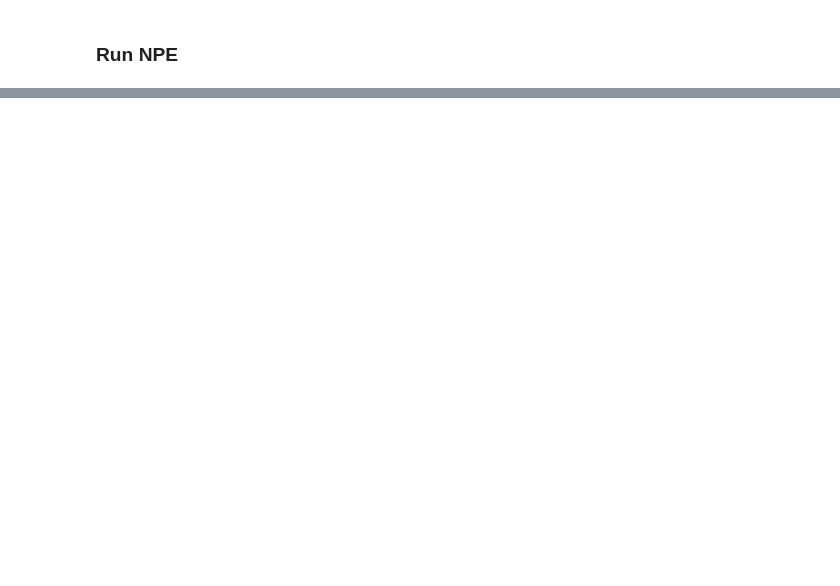
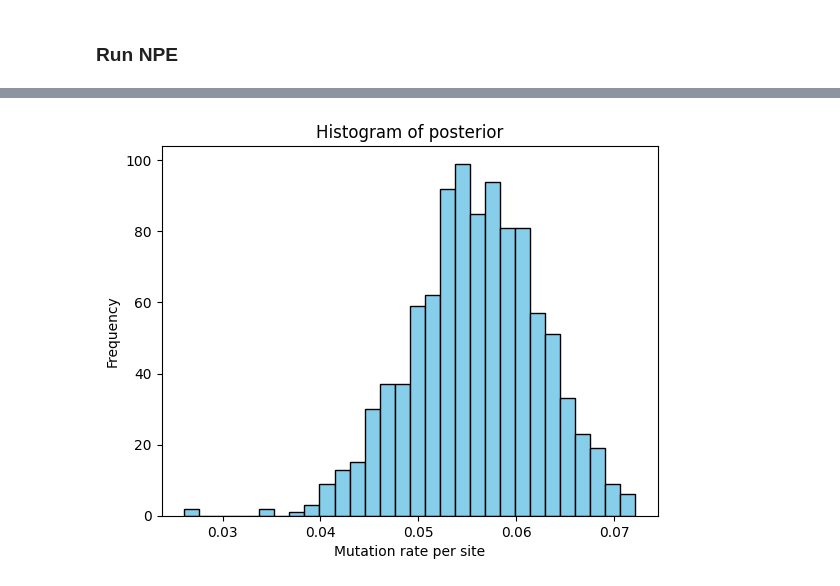
Before and after one commit to haochu-liu/likelihood-free, a Jupyter notebook: python/run_ClonalOrigin_sbi.ipynb, the cells around one changed output, grey strips where cells are left out. Cells and saved outputs as stored; diff of their text form; code cells hidden in the pictures; blank space fills up the shorter version.

```diff
--- a/python/run_ClonalOrigin_sbi.ipynb
+++ b/python/run_ClonalOrigin_sbi.ipynb
@@ -194,0 +230,8 @@ NameError: name 'prior' is not defined
+# %%
+plt.hist(theta_trained_numpy[:, 2], bins=30, color='skyblue', edgecolor='black')
+plt.xlabel('Mutation rate per site')
+plt.ylabel('Frequency')
+plt.title('Histogram of posterior')
+plt.show()
+# %% [output]
+[figure, added]
```
Also changed, not shown: parts of 13 cells of this notebook, 1 other file.
